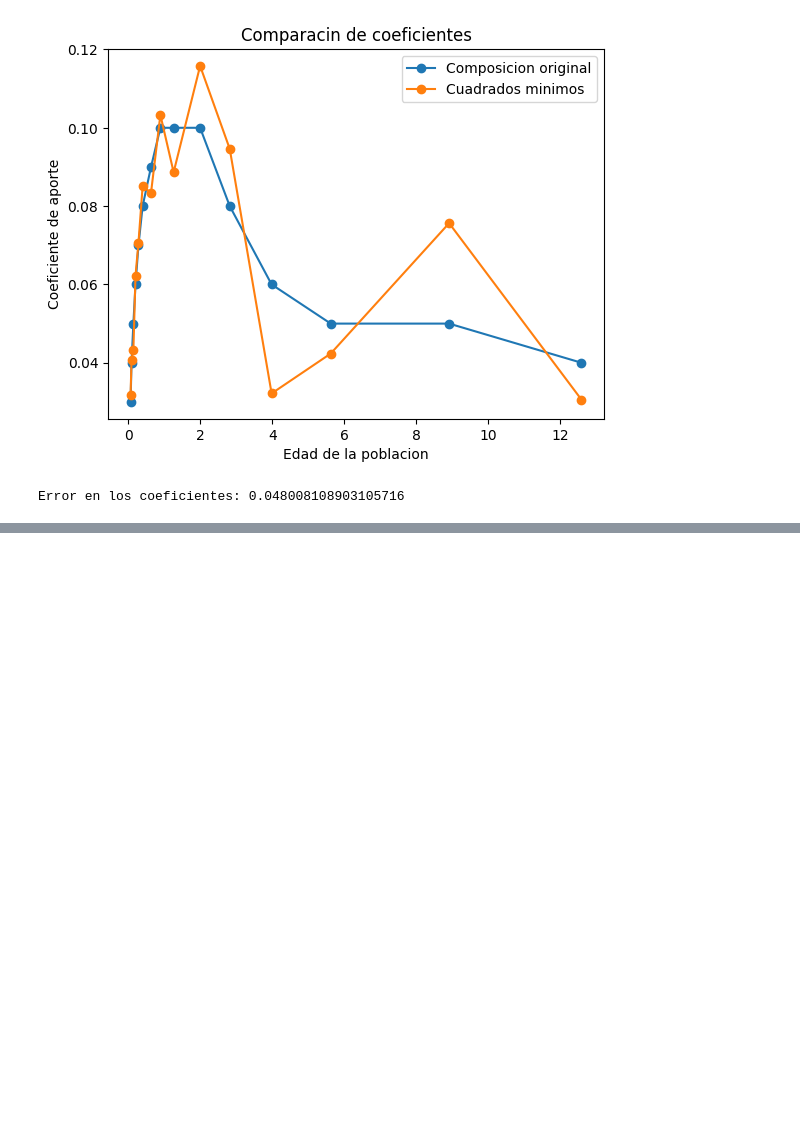
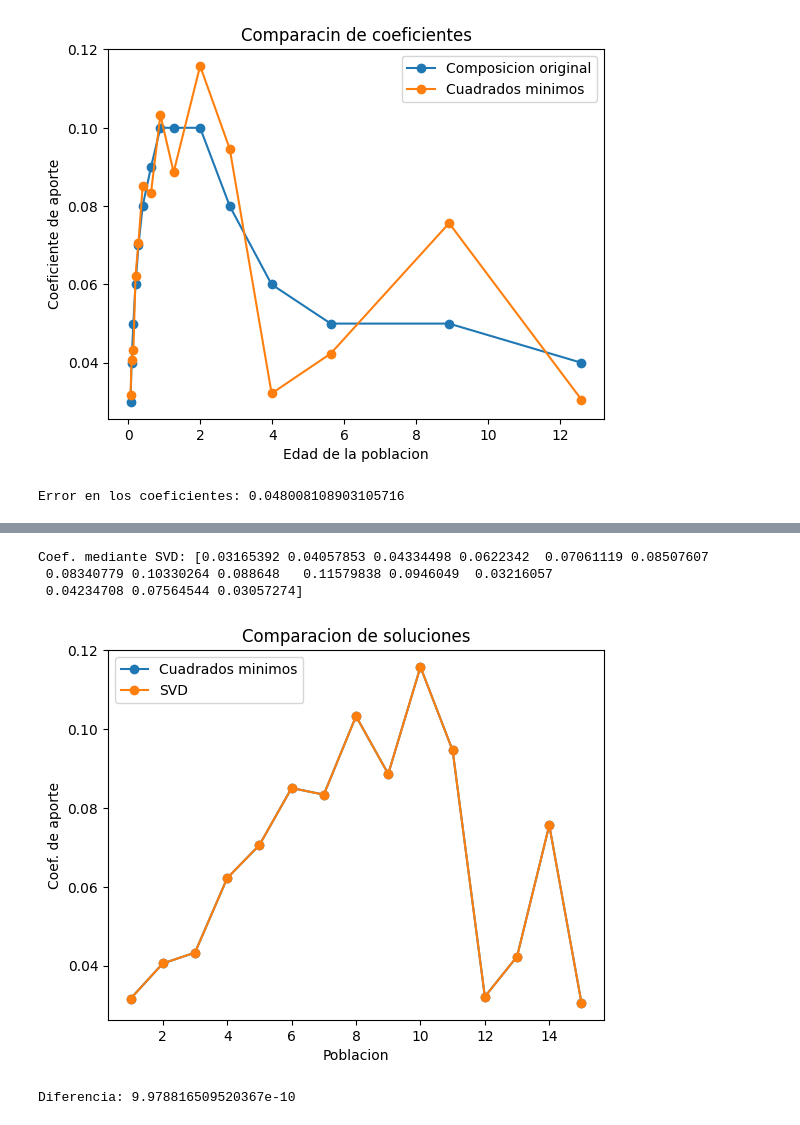
Before and after one commit to SebastianM011/TP2_Metodos, a Jupyter notebook: desarrollo.ipynb, the cells around one changed output, grey strips where cells are left out. Cells and saved outputs as stored; diff of their text form; code cells hidden in the pictures; blank space fills up the shorter version.

```diff
--- a/desarrollo.ipynb
+++ b/desarrollo.ipynb
@@ -159,0 +172,20 @@ Error en los coeficientes: 0.048008108903105716
+# %%
+S_inversa = np.diag(1/s)
+A_pseudo = Vt.T @ S_inversa @ U.T
+x_svd = A_pseudo @ b
+print("Coef. mediante SVD:" , x_svd)
+plt.plot(range(1, 16), x_estimado, "o-", label="Cuadrados minimos")
+plt.plot(range(1, 16), x_svd, "o-", label="SVD")
+plt.xlabel("Poblacion")
+plt.ylabel("Coef. de aporte")
+plt.title("Comparacion de soluciones")
+plt.legend()
+plt.show()
+
+print("Diferencia:", np.linalg.norm(x_estimado - x_svd))
+# %% [output]
+Coef. mediante SVD: [0.03165392 0.04057853 0.04334498 0.0622342  0.07061119 0.08507607
+ 0.08340779 0.10330264 0.088648   0.11579838 0.0946049  0.03216057
+ 0.04234708 0.07564544 0.03057274]
+[figure, added]
+Diferencia: 9.978816509520367e-10
```
Also changed, not shown: parts of 6 cells of this notebook.
